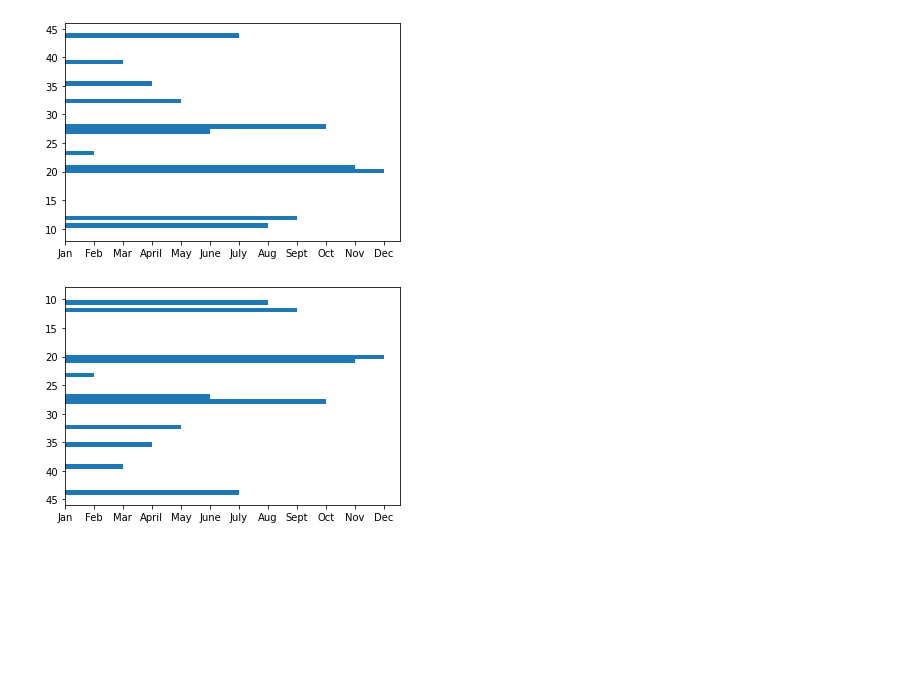
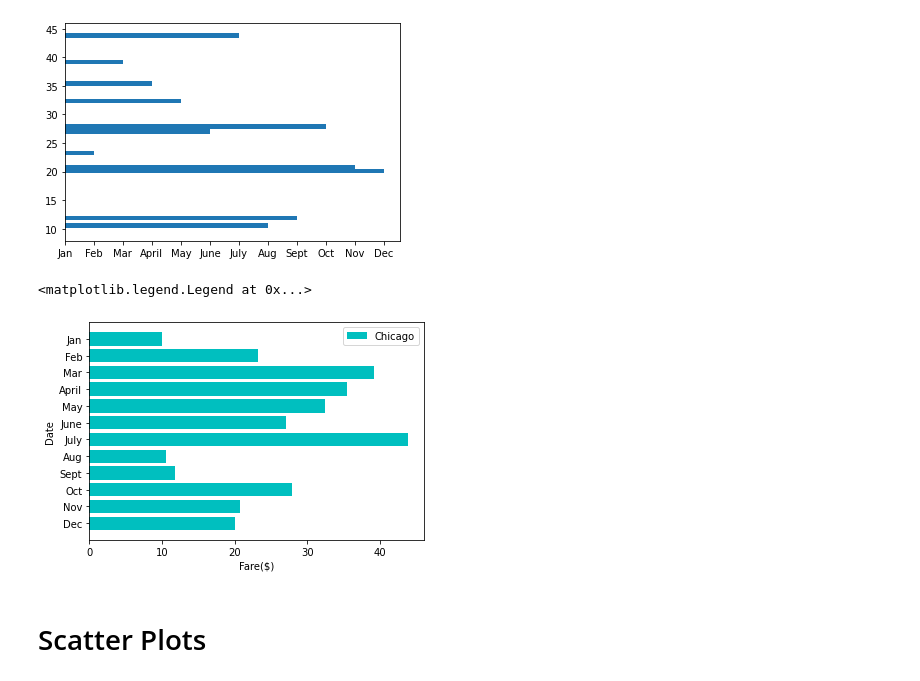
Before and after one commit to DavidGGonzalez/PyBer_Analysis, a Jupyter notebook: matplotlib_practice.ipynb, the cells around one changed output. Cells and saved outputs as stored; diff of their text form; code cells hidden in the pictures; blank space fills up the shorter version.

```diff
--- a/matplotlib_practice.ipynb
+++ b/matplotlib_practice.ipynb
@@ -305,9 +307,19 @@ ax.barh(y_axis, x_axis)
 # %%
 # Create the plot using ax.plt() but Horizontaly now and inverting axis
 fig, ax = plt.subplots()
-ax.barh(y_axis, x_axis, )
+ax.barh(x_axis, y_axis, color="c", label="Chicago")
+
+# add axes labes and graph Title
+ax.set_ylabel("Date")
+ax.set_xlabel("Fare($)")
 
 # Let now change the Y Axis data order
-ax.plt.gca().invert_yaxis()
+ax.invert_yaxis()
+
+# Add legend
+ax.legend()
 # %% [output]
+<matplotlib.legend.Legend at 0x...>
-[figure, old version]
+[figure, new version]
+# %% [markdown]
+# Scatter Plots
```
Also changed, not shown: parts of 38 cells of this notebook, 6 other files.
